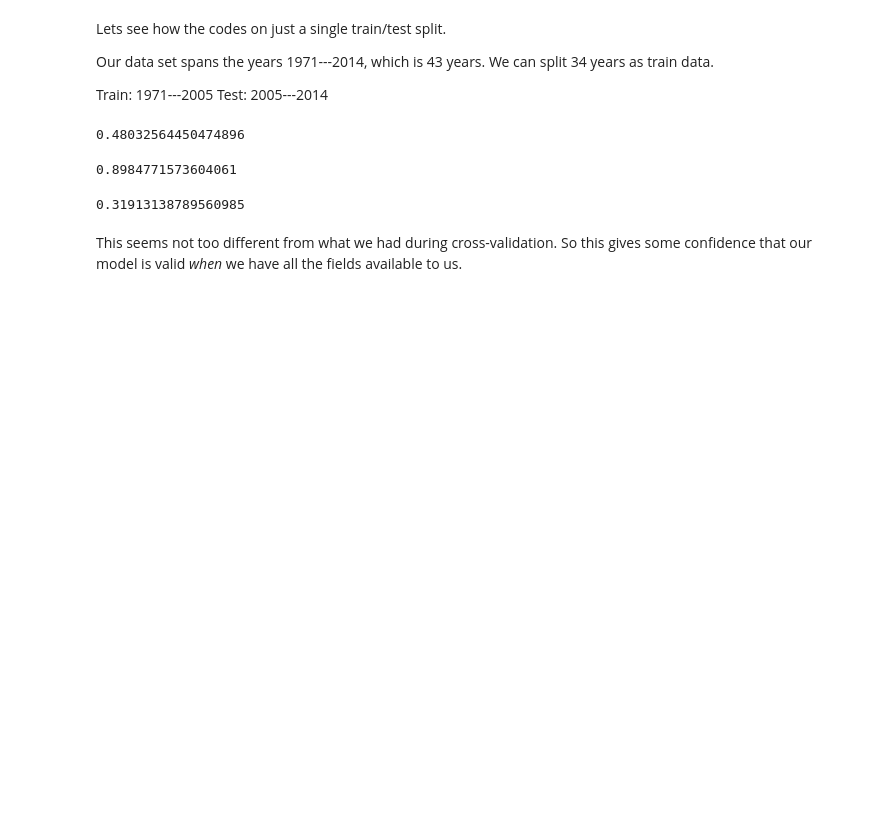
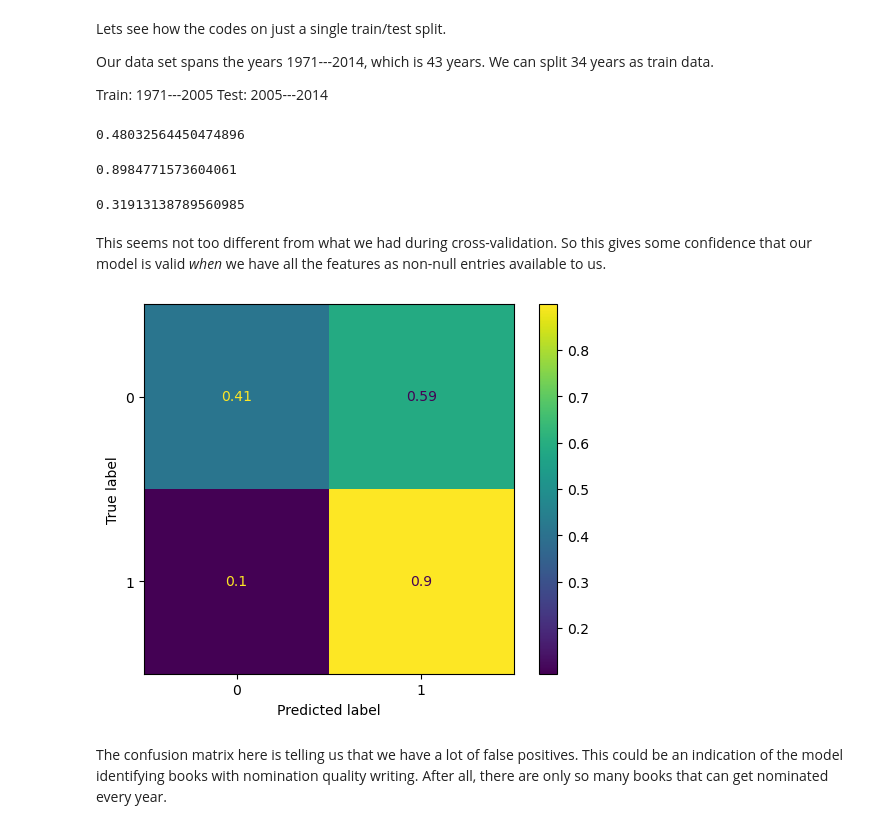
Before and after one commit to Erdos-Projects/summer26-nomination-worthy-books, a Jupyter notebook: CLEAN-REPO/models/xgb_ranker_with_synopses.ipynb, the cells around one changed output. Drawn from its saved outputs; the diff is of its cells as text; code cells hidden in the pictures; blank space fills up the shorter version.

```diff
--- a/CLEAN-REPO/models/xgb_ranker_with_synopses.ipynb
+++ b/CLEAN-REPO/models/xgb_ranker_with_synopses.ipynb
@@ -734,4 +734,12 @@ precision
 # %% [output]
 0.31913138789560985
 # %% [markdown]
-This seems not too different from what we had during cross-validation. So this gives some confidence that our model is valid *when* we have all the fields available to us.
+This seems not too different from what we had during cross-validation. So this gives some confidence that our model is valid *when* we have all the features as non-null entries available to us.
+# %%
+cm = confusion_matrix(book_test['target'], book_test['predicted'], normalize = 'true')
+ConfusionMatrixDisplay(cm).plot()
+plt.show()
+# %% [output]
+[figure, added]
+# %% [markdown]
+The confusion matrix here is telling us that we have a lot of false positives. This could be an indication of the model identifying books with nomination quality writing. After all, there are only so many books that can get nominated every year.
```
